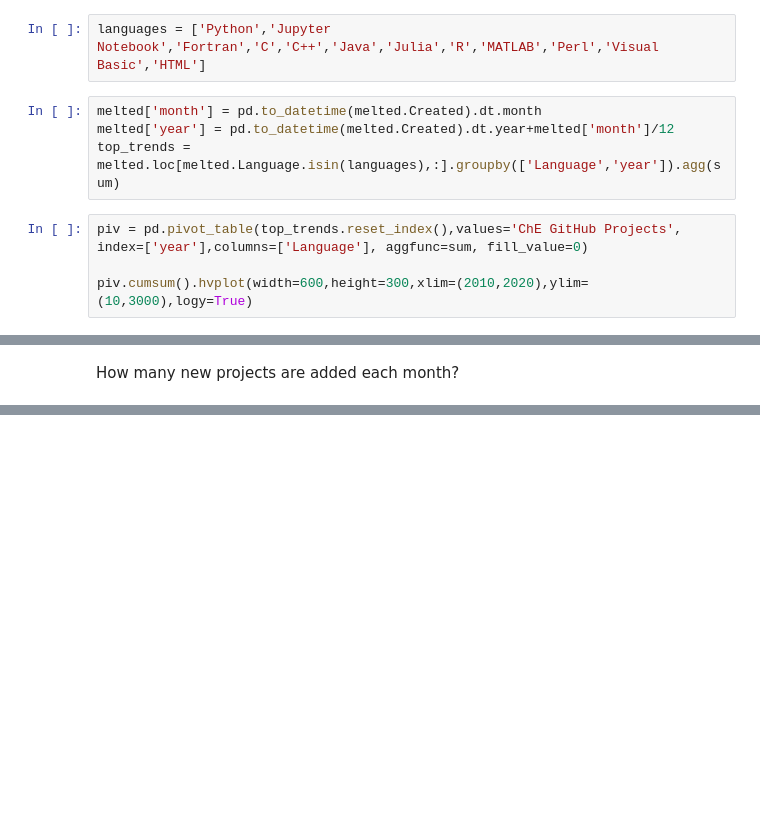
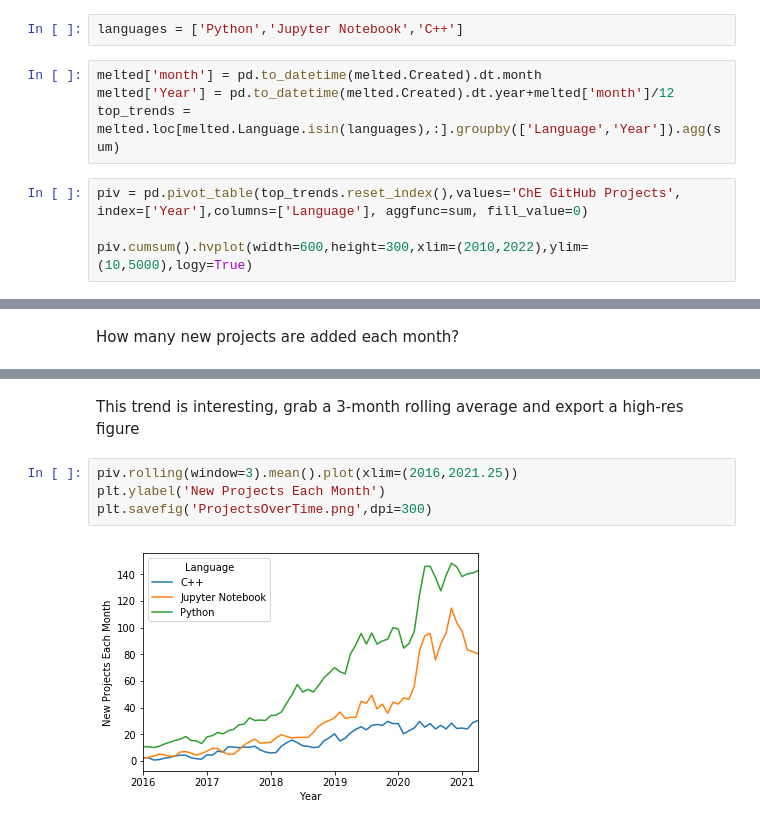
Before and after one commit to chepyle/Python4ChEs, a Jupyter notebook: GitHub_ChEs.ipynb, the cells around one changed output, grey strips where cells are left out. Drawn from its saved outputs; the diff is of its cells as text; blank space fills up the shorter version.

```diff
--- a/GitHub_ChEs.ipynb
+++ b/GitHub_ChEs.ipynb
@@ -122,15 +145,15 @@ top_users_languages.reset_index().hvplot('Users','ChE GitHub Projects',hover_col
 # %% [markdown]
 Narrow down list and plot a few languages over time:
 # %%
-languages = ['Python','Jupyter Notebook','Fortran','C','C++','Java','Julia','R','MATLAB','Perl','Visual Basic','HTML']
+languages = ['Python','Jupyter Notebook','C++']
 # %%
 melted['month'] = pd.to_datetime(melted.Created).dt.month
-melted['year'] = pd.to_datetime(melted.Created).dt.year+melted['month']/12
-top_trends = melted.loc[melted.Language.isin(languages),:].groupby(['Language','year']).agg(sum)
+melted['Year'] = pd.to_datetime(melted.Created).dt.year+melted['month']/12
+top_trends = melted.loc[melted.Language.isin(languages),:].groupby(['Language','Year']).agg(sum)
 # %%
-piv = pd.pivot_table(top_trends.reset_index(),values='ChE GitHub Projects', index=['year'],columns=['Language'], aggfunc=sum, fill_value=0)
+piv = pd.pivot_table(top_trends.reset_index(),values='ChE GitHub Projects', index=['Year'],columns=['Language'], aggfunc=sum, fill_value=0)
 
-piv.cumsum().hvplot(width=600,height=300,xlim=(2010,2020),ylim=(10,3000),logy=True)
+piv.cumsum().hvplot(width=600,height=300,xlim=(2010,2022),ylim=(10,5000),logy=True)
 # %% [output]
 [interactive output not drawn]
 # %% [markdown]
@@ -140,5 +163,13 @@ piv.hvplot(width=600,height=300,xlim=(2010,2020),logy=False,ylabel = 'New Projec
 # %% [output]
 [interactive output not drawn]
+# %% [markdown]
+This trend is interesting, grab a 3-month rolling average and export a high-res figure
+# %%
+piv.rolling(window=3).mean().plot(xlim=(2016,2021.25))
+plt.ylabel('New Projects Each Month')
+plt.savefig('ProjectsOverTime.png',dpi=300)
+# %% [output]
+[figure, added]
 # %%
 %load_ext watermark
 %watermark -v -iv
```
Also changed, not shown: parts of 14 cells of this notebook, 9 other files.
